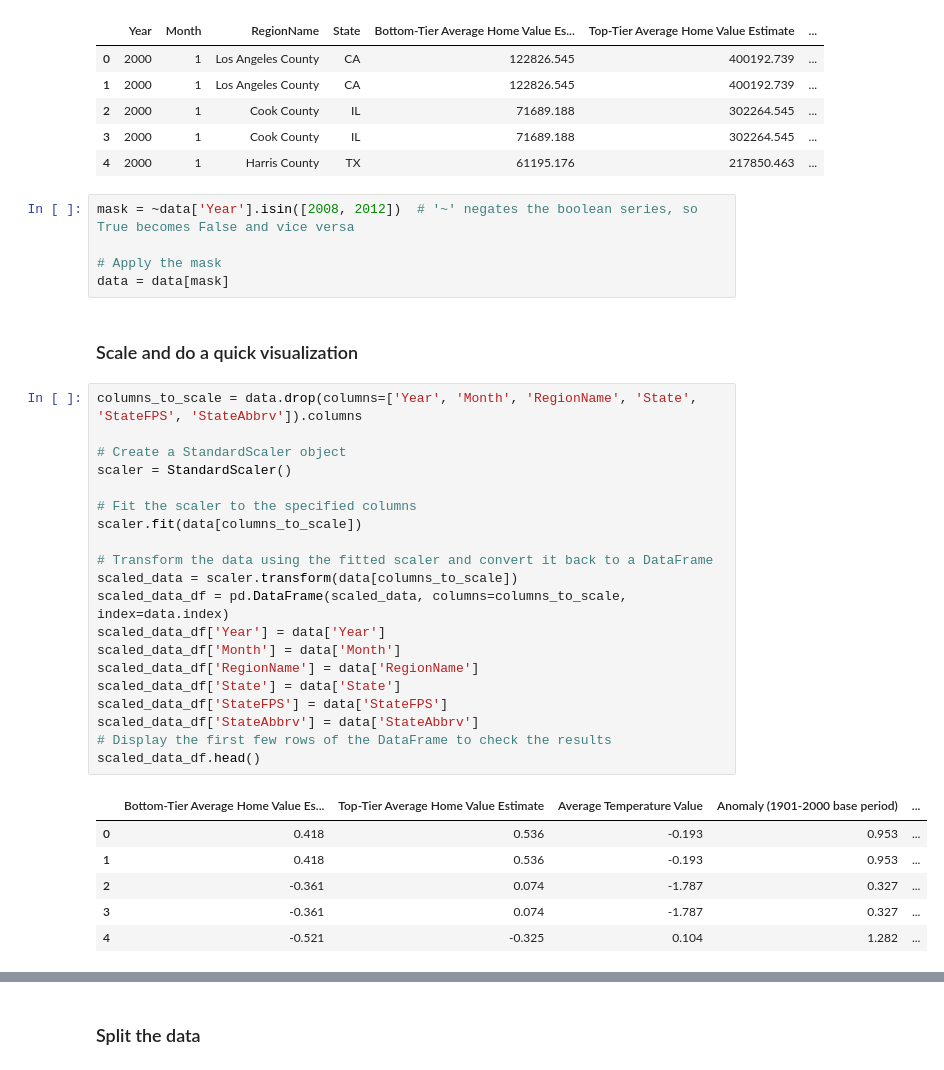
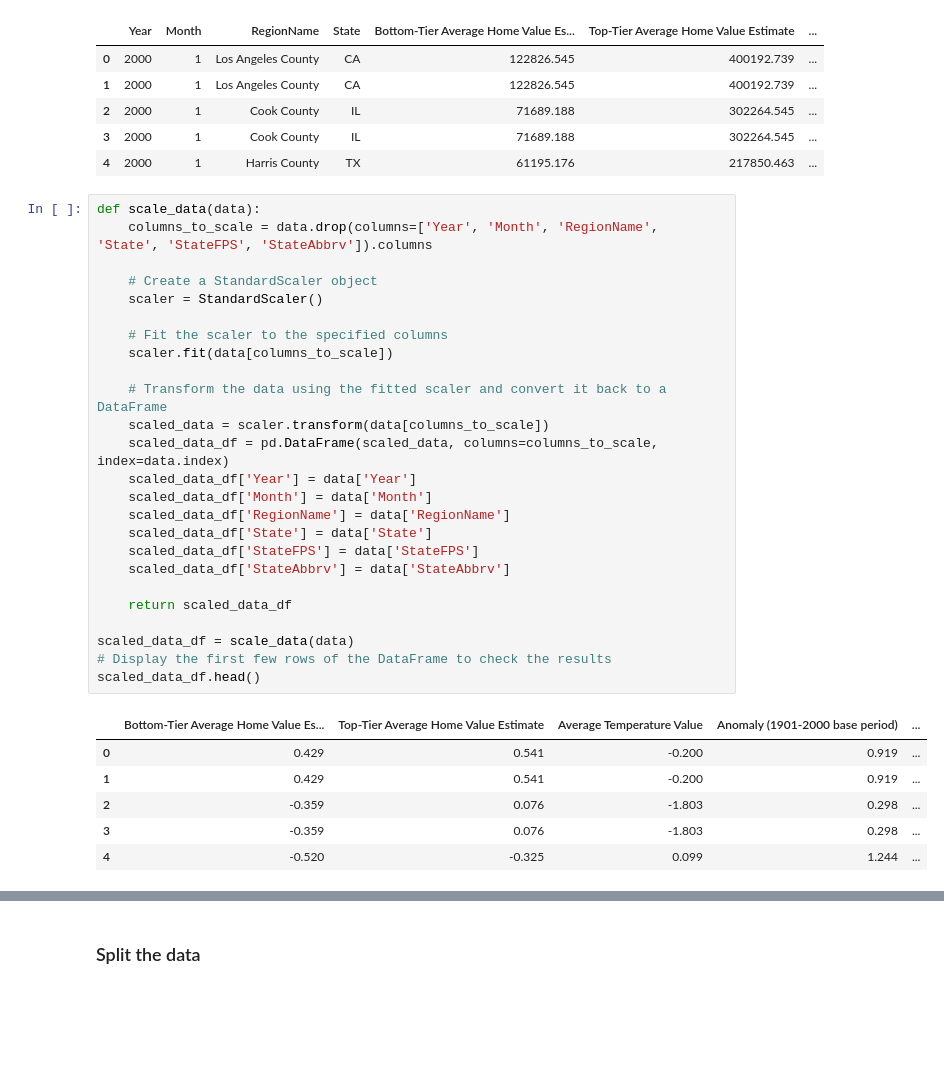
Before and after one commit to MLFP-90803-SP24-FinalProjects/Team17-FinalProject, a Jupyter notebook: Q1_RANSAC_Regression.ipynb, the cells around one changed output, grey strips where cells are left out. Saved outputs shown, nothing was run; the diff lists cells and outputs as text; blank space fills up the shorter version.

```diff
--- a/Q1_RANSAC_Regression.ipynb
+++ b/Q1_RANSAC_Regression.ipynb
@@ -54,39 +115,37 @@ data.head()
 | 2 | 2000 | 1 | Cook County | IL | 71689.188 | 302264.545 | ... |
 | 3 | 2000 | 1 | Cook County | IL | 71689.188 | 302264.545 | ... |
 | 4 | 2000 | 1 | Harris County | TX | 61195.176 | 217850.463 | ... |
-# %%
-mask = ~data['Year'].isin([2008, 2012])  # '~' negates the boolean series, so True becomes False and vice versa
-
-# Apply the mask
-data = data[mask]
-# %% [markdown]
-### Scale and do a quick visualization
 # %%
-columns_to_scale = data.drop(columns=['Year', 'Month', 'RegionName', 'State', 'StateFPS', 'StateAbbrv']).columns
+def scale_data(data):
+    columns_to_scale = data.drop(columns=['Year', 'Month', 'RegionName', 'State', 'StateFPS', 'StateAbbrv']).columns
 
-# Create a StandardScaler object
-scaler = StandardScaler()
+    # Create a StandardScaler object
+    scaler = StandardScaler()
 
-# Fit the scaler to the specified columns
-scaler.fit(data[columns_to_scale])
+    # Fit the scaler to the specified columns
+    scaler.fit(data[columns_to_scale])
 
-# Transform the data using the fitted scaler and convert it back to a DataFrame
-scaled_data = scaler.transform(data[columns_to_scale])
-scaled_data_df = pd.DataFrame(scaled_data, columns=columns_to_scale, index=data.index)
-scaled_data_df['Year'] = data['Year']
-scaled_data_df['Month'] = data['Month']
-scaled_data_df['RegionName'] = data['RegionName']
-scaled_data_df['State'] = data['State']
-scaled_data_df['StateFPS'] = data['StateFPS']
-scaled_data_df['StateAbbrv'] = data['StateAbbrv']
+    # Transform the data using the fitted scaler and convert it back to a DataFrame
+    scaled_data = scaler.transform(data[columns_to_scale])
+    scaled_data_df = pd.DataFrame(scaled_data, columns=columns_to_scale, index=data.index)
+    scaled_data_df['Year'] = data['Year']
+    scaled_data_df['Month'] = data['Month']
+    scaled_data_df['RegionName'] = data['RegionName']
+    scaled_data_df['State'] = data['State']
+    scaled_data_df['StateFPS'] = data['StateFPS']
+    scaled_data_df['StateAbbrv'] = data['StateAbbrv']
+
+    return scaled_data_df
+
+scaled_data_df = scale_data(data)
 # Display the first few rows of the DataFrame to check the results
 scaled_data_df.head()
 # %% [output]
 |  | Bottom-Tier Average Home Value Es... | Top-Tier Average Home Value Estimate | Average Temperature Value | Anomaly (1901-2000 base period) | ... |
-| 0 | 0.418 | 0.536 | -0.193 | 0.953 | ... |
-| 1 | 0.418 | 0.536 | -0.193 | 0.953 | ... |
-| 2 | -0.361 | 0.074 | -1.787 | 0.327 | ... |
-| 3 | -0.361 | 0.074 | -1.787 | 0.327 | ... |
-| 4 | -0.521 | -0.325 | 0.104 | 1.282 | ... |
+| 0 | 0.429 | 0.541 | -0.200 | 0.919 | ... |
+| 1 | 0.429 | 0.541 | -0.200 | 0.919 | ... |
+| 2 | -0.359 | 0.076 | -1.803 | 0.298 | ... |
+| 3 | -0.359 | 0.076 | -1.803 | 0.298 | ... |
+| 4 | -0.520 | -0.325 | 0.099 | 1.244 | ... |
 # %%
 # Loading the shapefile in order to visualize clean data on the US map
```
Also changed, not shown: parts of 24 cells of this notebook.
